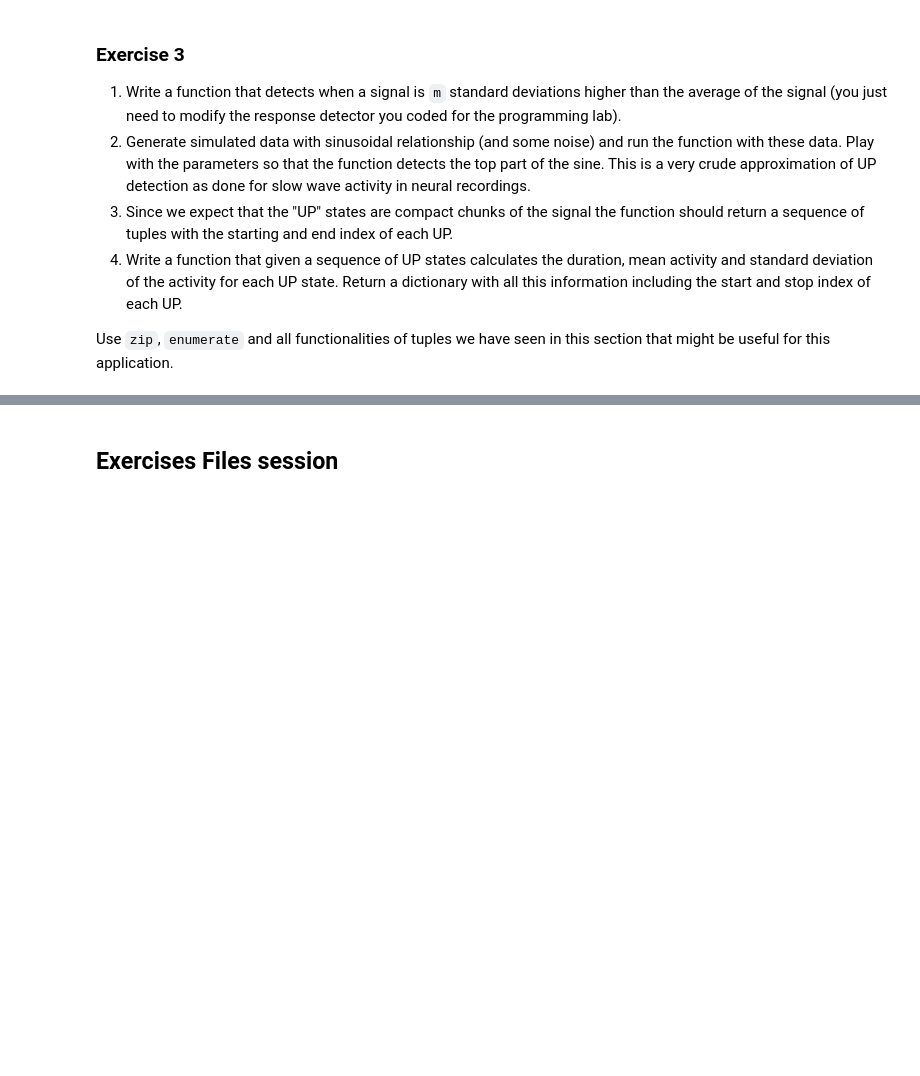
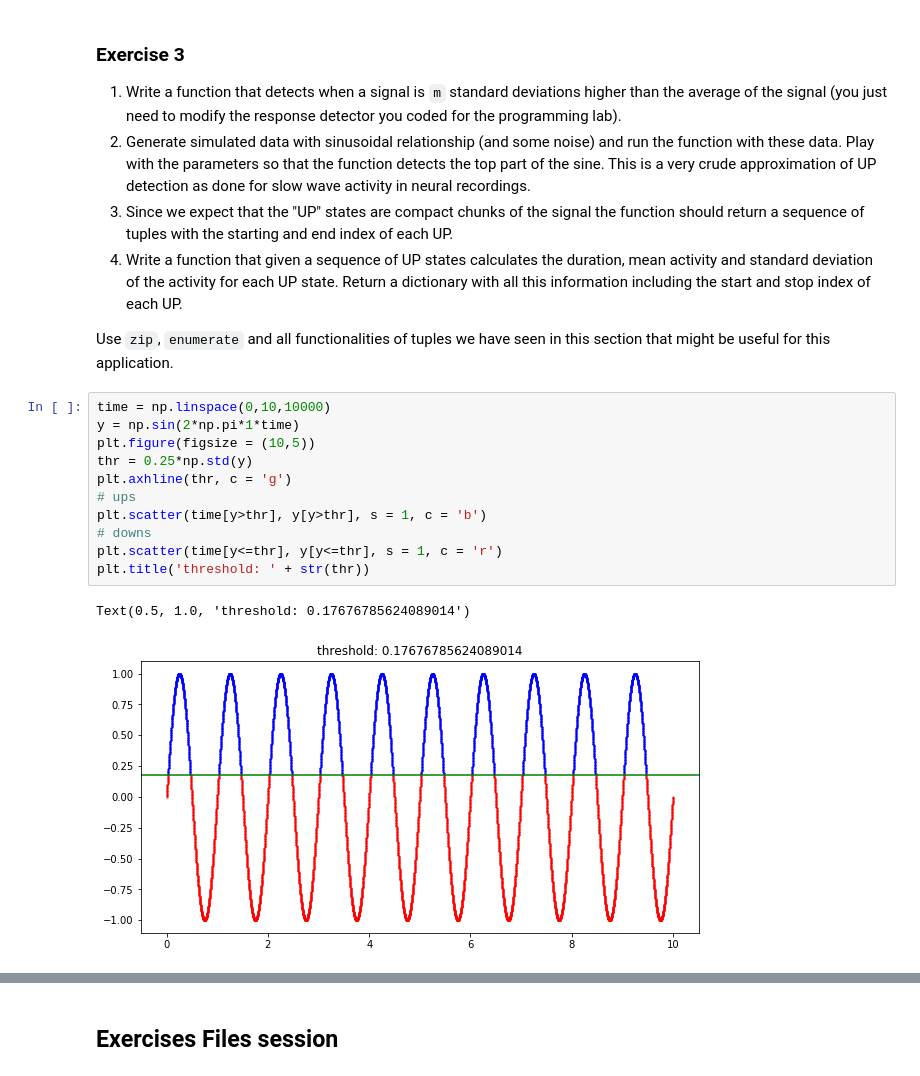
Before and after one commit to arnaumanasanch/neuropy_crashcourse, a Jupyter notebook: PracticalSession3.ipynb, the cells around one changed output, grey strips where cells are left out. Saved outputs shown, nothing was run; the diff lists cells and outputs as text; blank space fills up the shorter version.

```diff
--- a/PracticalSession3.ipynb
+++ b/PracticalSession3.ipynb
@@ -88,3 +114,17 @@ print("The mean is: " + str(mean_nums))
 4. Write a function that given a sequence of UP states calculates the duration, mean activity and standard deviation of the activity for each UP state. Return a dictionary with all this information including the start and stop index of each UP.
 
 Use `zip`, `enumerate` and all functionalities of tuples we have seen in this section that might be useful for this application.
+# %%
+time = np.linspace(0,10,10000)
+y = np.sin(2*np.pi*1*time)
+plt.figure(figsize = (10,5))
+thr = 0.25*np.std(y)
+plt.axhline(thr, c = 'g')
+# ups
+plt.scatter(time[y>thr], y[y>thr], s = 1, c = 'b')
+# downs
+plt.scatter(time[y<=thr], y[y<=thr], s = 1, c = 'r')
+plt.title('threshold: ' + str(thr))
+# %% [output]
+Text(0.5, 1.0, 'threshold: 0.17676785624089014')
+[figure, added]
```
Also changed, not shown: parts of 16 cells of this notebook.
